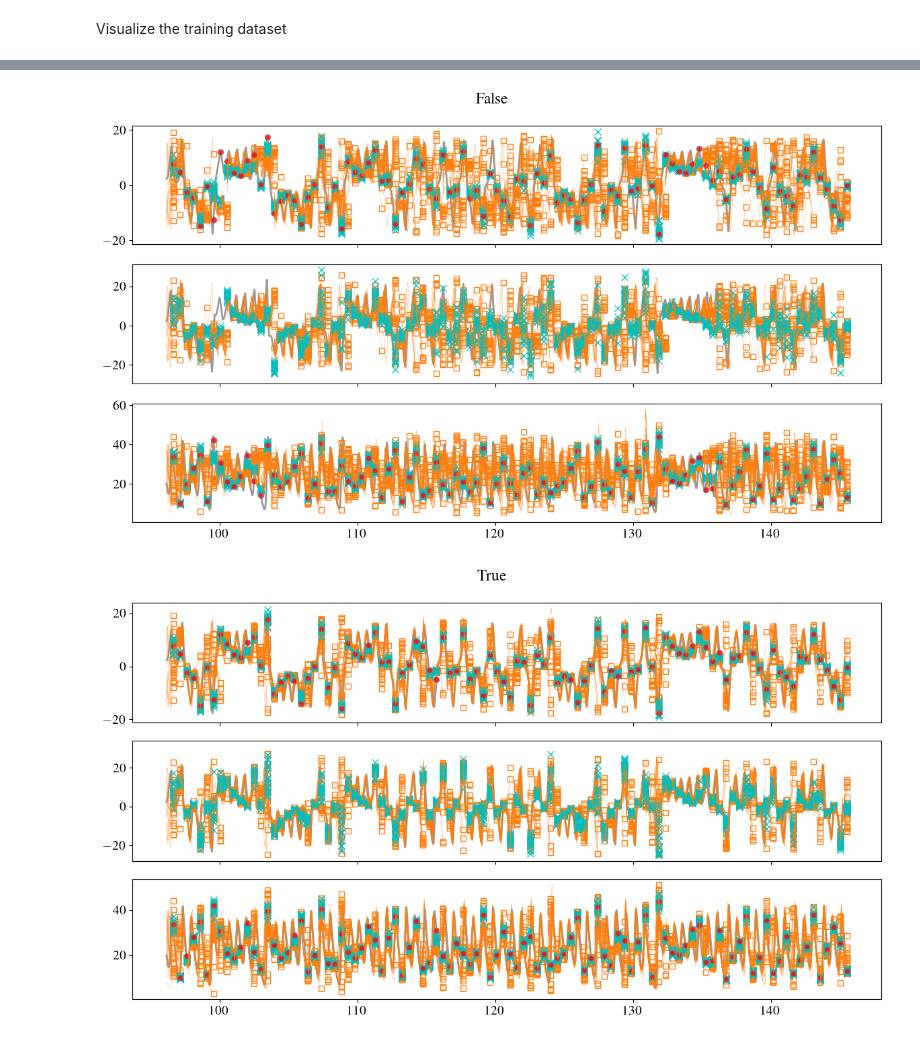
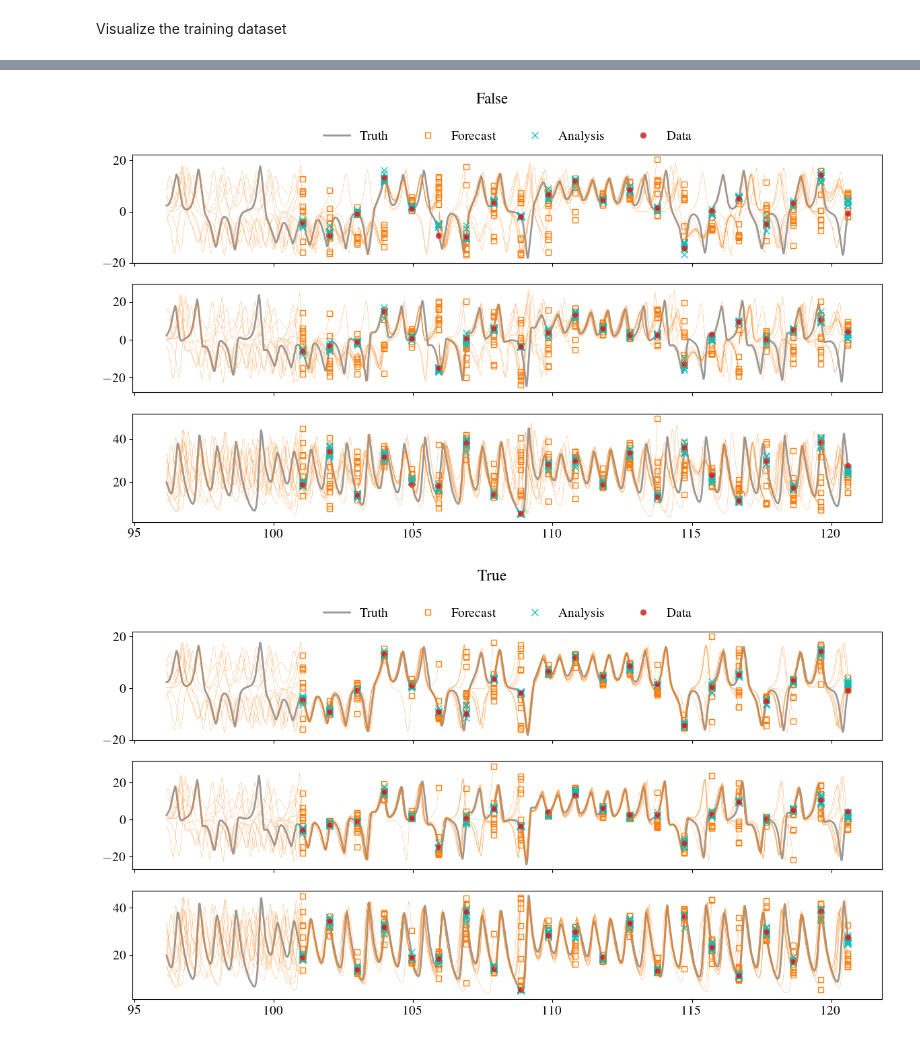
Before and after one commit to andreanovoa/real-time-bias-aware-DA, a Jupyter notebook: tutorials/ESN_bayesian_update.ipynb, the cells around one changed output, grey strips where cells are left out. Drawn from its saved outputs; the diff is of its cells as text; code cells hidden in the pictures.

```diff
--- a/tutorials/ESN_bayesian_update.ipynb
+++ b/tutorials/ESN_bayesian_update.ipynb
@@ -118,14 +94,18 @@ ax.set(ylabel='$N_u$', xlabel='$N_r$', title='$\mathbf{W}_\mathrm{out}$');
 # %%
+
+plt.style.use('fast')
+
+
 # Select the time windows of interest
-dt_DA = 0.5 * t_lyap
-total_time = 50. * t_lyap
+dt_DA = 1. * t_lyap
+total_time = 20. * t_lyap
 num_tests = int(total_time / dt_DA)
 
 # Make a copy of the blank ESN
 ESN_2 = deepcopy(ESN_original)
 # Select observable states
-observe_idx = np.array([0, 2])
-N_ens = 20
+observe_idx = np.array([0, 1 ,2])
+N_ens = 10
 
 ESN_2.observed_idx = observe_idx
 ESN_2.bayesian_update = True
@@ -133,6 +113,8 @@ ESN_2.initialize_state(data=train_data, N_ens=N_ens)
 
 Nt_tests = int(dt_DA / ESN_2.dt_ESN)
 Nt_tests_model = Nt_tests * ESN_2.upsample
+
+from essentials.DA import EnSRKF
 
 for update_reservoir in [False, True]:
 
@@ -140,43 +122,66 @@ for update_reservoir in [False, True]:
     truth = model.copy()
 
 
     FORECAST, FORECAST_TIME, ANALYSIS, TRUTH, TRUTH_TIME = [], [], [], [], []
 
-    # Cdd = (0.025 * 10) ** 2 * np.eye(len(ESN_case.observed_idx))
+    Cdd = (0.05 * 10) ** 2 * np.eye(len(ESN_case.observed_idx))
 
     for jj in range(num_tests + 1):
         # Forecast truth
-        psi, tt = truth.time_integrate(Nt_tests_model)
+        if jj == 0:
+            psi, tt = truth.time_integrate(Nt_tests_model * 5)
+            u_closed, r_closed = ESN_case.closedLoop(Nt_tests * 5)
+        else:
+            psi, tt = truth.time_integrate(Nt_tests_model)
+            u_closed, r_closed = ESN_case.closedLoop(Nt_tests)
+
+        # Update model and ESN states
         truth.update_history(psi, tt)
-
-        # Forecast ESN
-        u_closed, r_closed = ESN_case.closedLoop(Nt_tests)
         u_closed, r_closed = u_closed[1:], r_closed[1:]
         tt_up = tt[::ESN_case.upsample].copy()
 
         if not Nt_tests_model % Nt_tests:
-            u_closed[-1] = interpolate(tt_up, u_closed, tt[-1], method='linear')
-            r_closed[-1] = interpolate(tt_up, r_closed, tt[-1], method='linear')
+            u_closed[-1] = interpolate(tt_up, u_closed, tt[-1])
+            r_closed[-1] = interpolate(tt_up, r_closed, tt[-1])
             tt_up[-1] = tt[-1].copy()
+
 
         ESN_case.reset_state(u=u_closed[-1], r=r_closed[-1])
 
         # Take measurement of the truth
         d = psi[-1, observe_idx, 0]
 
-
         # Update ESN with analysis state
-        u_hat, r_hat = ESN_case.reconstruct_state(observed_data=d, update_reservoir=update_reservoir)
+        u_hat, r_hat = ESN_case.reconstruct_state(observed_data=d, update_reservoir=update_reservoir, filter_=EnSRKF)
         ESN_case.reset_state(u=u_hat, r=r_hat)
 
         TRUTH.append(psi)
         TRUTH_TIME.append(tt)
         FORECAST.append(u_closed)
         FORECAST_TIME.append(tt_up)
         ANALYSIS.append(u_hat)
 
-    plot_times()
-    plt.suptitle(update_reservoir)
+    fig1 = plt.figure(figsize=(12, 7),layout="tight")
+    axs_time = fig1.subplots(nrows=ESN_case.N_dim, ncols=1, sharex='col', sharey='row')
+
+    ct, cf, ca, co = 'gray', 'tab:orange', 'c', 'r'
+    lbl_a, lbl_f = [[lbl] + [None] * (N_ens-1) for lbl in  ['Analysis', 'Forecast']]
+
+    flag = 0
+    for axi, ax in enumerate(axs_time):
+        ax.plot(np.concatenate(TRUTH_TIME) / t_lyap, np.concatenate(TRUTH)[:, axi], '-', c=ct, lw=2, alpha=.8, label='Truth')
+        for yt, tt, uf, tf, ua in zip(TRUTH, TRUTH_TIME, FORECAST, FORECAST_TIME, ANALYSIS):
+            ax.plot(tf / t_lyap, uf[:, axi], '-', c=cf, lw=0.2, label=[None]*N_ens)
+            ax.plot(tf[-1] / t_lyap, uf[[-1], axi], 's', lw=0, mew=1, c=cf, mec=cf, mfc='none', ms=6, label=lbl_f)
+            ax.plot(tf[-1] / t_lyap, ua[[axi]], 'x', c=ca, mec=ca, ms=7, label=lbl_a, alpha=0.9)
+            if axi in observe_idx:
+                ax.plot(tt[-1] / t_lyap, yt[-1, axi], 'o', c=ct, mfc=co, ms=6, alpha=.8, label='Data')
+            if not flag and axi == 0:
+                ax.legend(ncols=4, loc='lower center', bbox_to_anchor=(0.5, 1.0))
+                flag = True
+
+
+    plt.suptitle('Reservoir update = ', update_reservoir)
 # %% [output]
-[figure, old version]
+[figure, new version]
-[figure, old version]
+[figure, new version]
```
Also changed, not shown: parts of 6 cells of this notebook, 1 other file.
